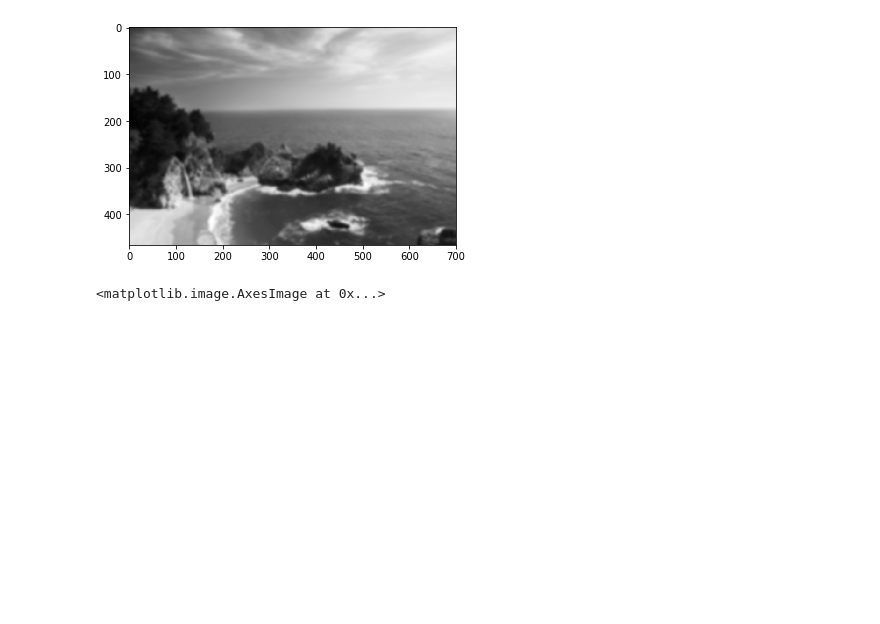
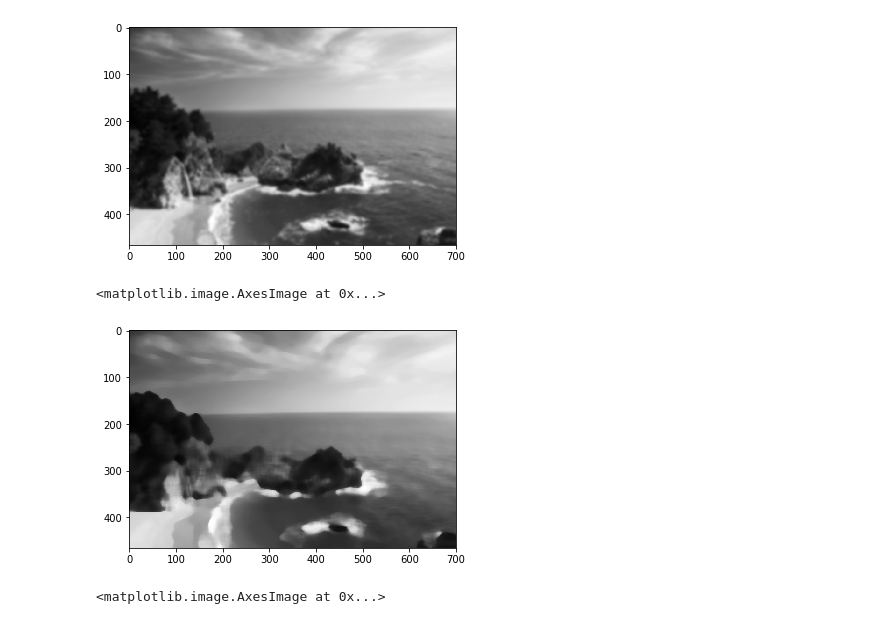
Before and after one commit to sicktastic/opencsv-playground, a Jupyter notebook: seam_carving/Gradient.ipynb, the cells around one changed output. Drawn from its saved outputs; the diff is of its cells as text; code cells hidden in the pictures; blank space fills up the shorter version.

```diff
--- a/seam_carving/Gradient.ipynb
+++ b/seam_carving/Gradient.ipynb
@@ -29,6 +29,14 @@ plt.imshow(gaussian, cmap='gray')
 # %% [output]
 <matplotlib.image.AxesImage at 0x...>
 [figure]
+# %%
+kernel = np.ones((5,5),np.float64)/25
+# gaussian = cv2.filter2D(a,-1,kernel)
+median = cv2.medianBlur(a, 15)
+plt.imshow(median, cmap='gray')
+# %% [output]
+<matplotlib.image.AxesImage at 0x...>
+[figure, added]
 # %%
 laplacian = cv2.Laplacian(a,cv2.CV_64F)
 plt.imshow(laplacian,cmap = 'gray')
```
